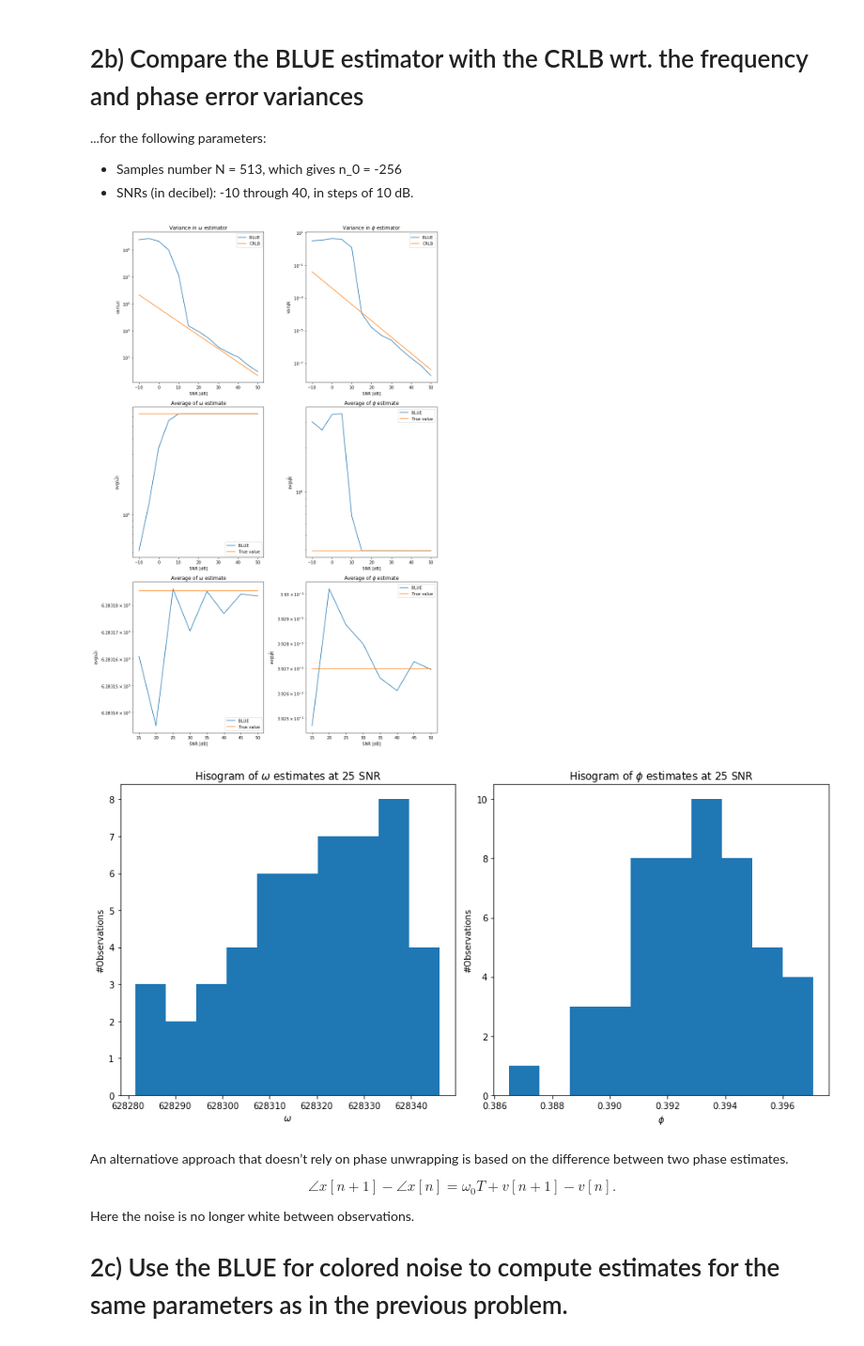
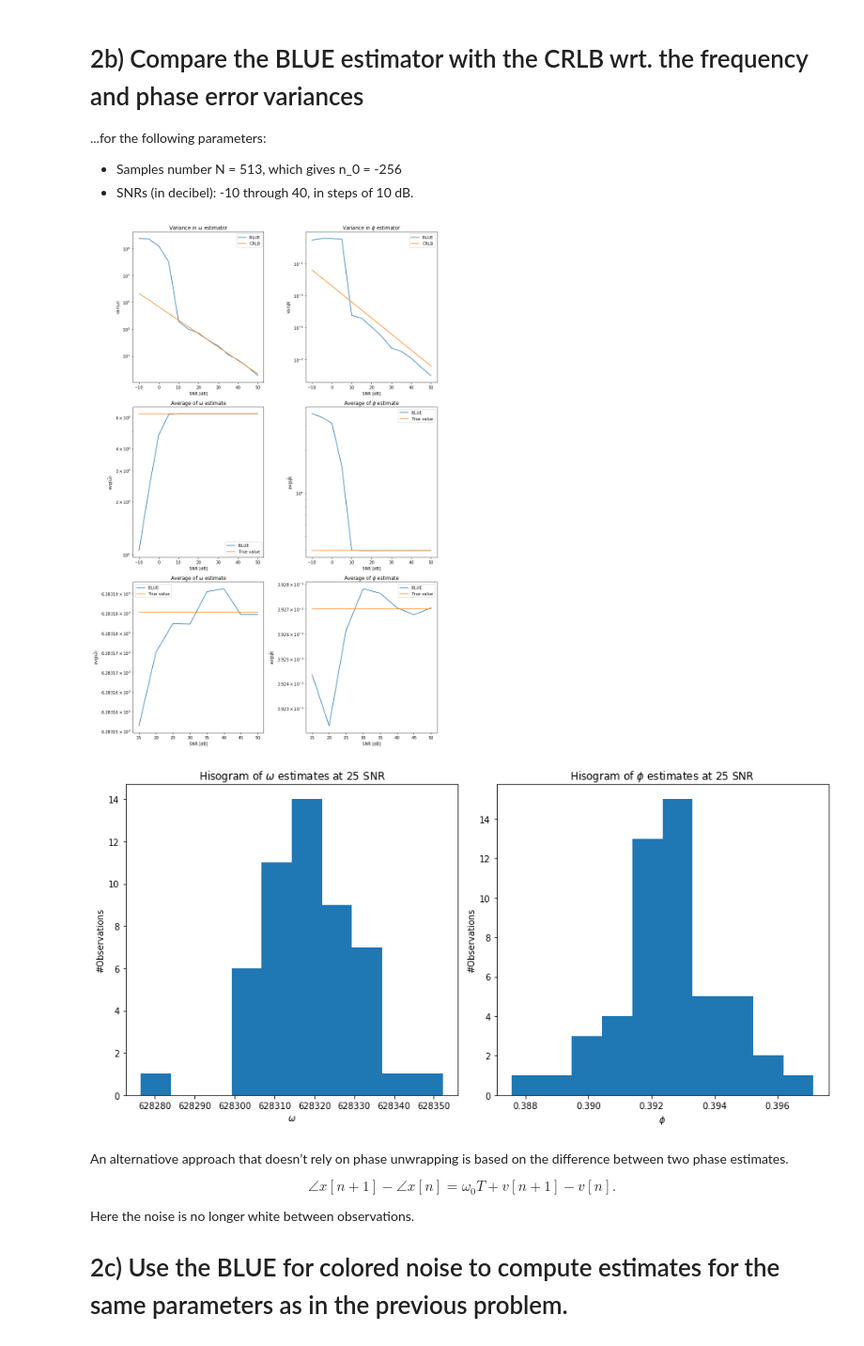
Before and after one commit to haavarn/estimation_project, a Jupyter notebook: BLUE.ipynb, the cells around one changed output. Shown at 94% size. Saved outputs shown, nothing was run; the diff lists cells and outputs as text; code cells hidden in the pictures.

```diff
--- a/BLUE.ipynb
+++ b/BLUE.ipynb
@@ -69,11 +68,10 @@ def var_est_phi(var, A, n_0, N):
     return num/den
 
 """ Make x array """
-
 def make_x(A, w_0, phase, T, SNR_dB, n_0, N):
     # Convert from dB to noise
     SNR = 10**(SNR_dB/10) # dB = 10*log(energy ratio) = 20*log(A/std)
-    var = A**2/SNR
+    var = A**2/(2*SNR)
     std = np.sqrt(var)
 
     # Complex Gaussian noise
@@ -188,7 +186,7 @@ def cov_matrices(N,SNR_dB,v):
 
     # Covariance matrix
     # Alt. 1, using the defined SNR
-    C_theory = np.eye(N)/(SNR) # 1/2SNR is the variance
+    C_theory = np.eye(N)/(2*SNR) # 1/2SNR is the variance
     # Alt. 2, using the generated noise values
     acorr = np.correlate(v, v, mode='full')[N-1:]/(N)
     C_meas = np.zeros((N,N))
@@ -298,7 +283,7 @@ var_CRLB_phi = np.zeros(len(SNRs_dB))
 
 for i, SNR_dB in enumerate(SNRs_dB):
     SNR = 10**(SNR_dB/10)
-    CovMat = np.eye(N)/(SNR) # 1/2SNR is the variance
+    CovMat = np.eye(N)/(2*SNR) # 1/2SNR is the variance
 
     var=A**2/(2*SNR)
     var_CRLB_w[i]  = var_est_w(var,A,T,N)
@@ -353,39 +338,34 @@ ax3.legend()
 ax4 = plt.subplot(3,2,4)
 ax4.plot(SNRs_dB, avg_BLUE_phi, label = "BLUE")
 ax4.plot(SNRs_dB, np.ones(len(SNRs_dB))*phase, label = "True value")
 ax4.set_yscale('log')
 ax4.set_xlabel("SNR [dB]")
 ax4.set_ylabel(r"avg($\hat{\phi}$)")
 ax4.set_title("Average of $\phi$ estimate")
 ax4.legend()
 
 # Average Omega
 ax5 = plt.subplot(3,2,5)
 ax5.plot(SNRs_dB[5:], avg_BLUE_w[5:], label = "BLUE")
 ax5.plot(SNRs_dB[5:], np.ones(len(SNRs_dB[5:]))*w_0, label = "True value")
 ax5.set_yscale('log')
 ax5.set_xlabel("SNR [dB]")
 ax5.set_ylabel(r"avg($\hat{\omega}$)")
 ax5.set_title("Average of $\omega$ estimate")
 ax5.legend()
 # Average Phi
 ax6 = plt.subplot(3,2,6)
 ax6.plot(SNRs_dB[5:], avg_BLUE_phi[5:], label = "BLUE")
 ax6.plot(SNRs_dB[5:], np.ones(len(SNRs_dB[5:]))*phase, label = "True value")
 ax6.set_yscale('log')
 ax6.set_xlabel("SNR [dB]")
 ax6.set_ylabel(r"avg($\hat{\phi}$)")
 ax6.set_title("Average of $\phi$ estimate")
 ax6.legend()
 
 plt.tight_layout()
-
-#print('\nFor SNR {} we have:'.format(SNR[i]))
-#print('CRLB:Estimated variance of phase angel is {0} and for frequency is {1}'.format(var_CRLB_phi,var_CRLB_w))
-#print('BLUE:Estimated variance  of phase angel is {0} and for frequency is {1}'.format(var_BLUE_phi,var_BLUE_w))
-#print('Try1: Estimated variance of phase angle with BLUE : {}'.format(ang_var))
 # %% [output]
-[figure, old version]
+[figure, new version]
 # %%
 fig = plt.figure(figsize=(12,6))
 
@@ -404,7 +384,7 @@ ax2.set_ylabel('#Observations')
 ax2.set_xlabel('$\phi$')
 plt.tight_layout()
 # %% [output]
-[figure, old version]
+[figure, new version]
 # %% [markdown]
 An alternatiove approach that doesn’t rely on phase unwrapping is based on the difference between two phase estimates.
 
```
Also changed, not shown: parts of 9 cells of this notebook, 1 other file.
